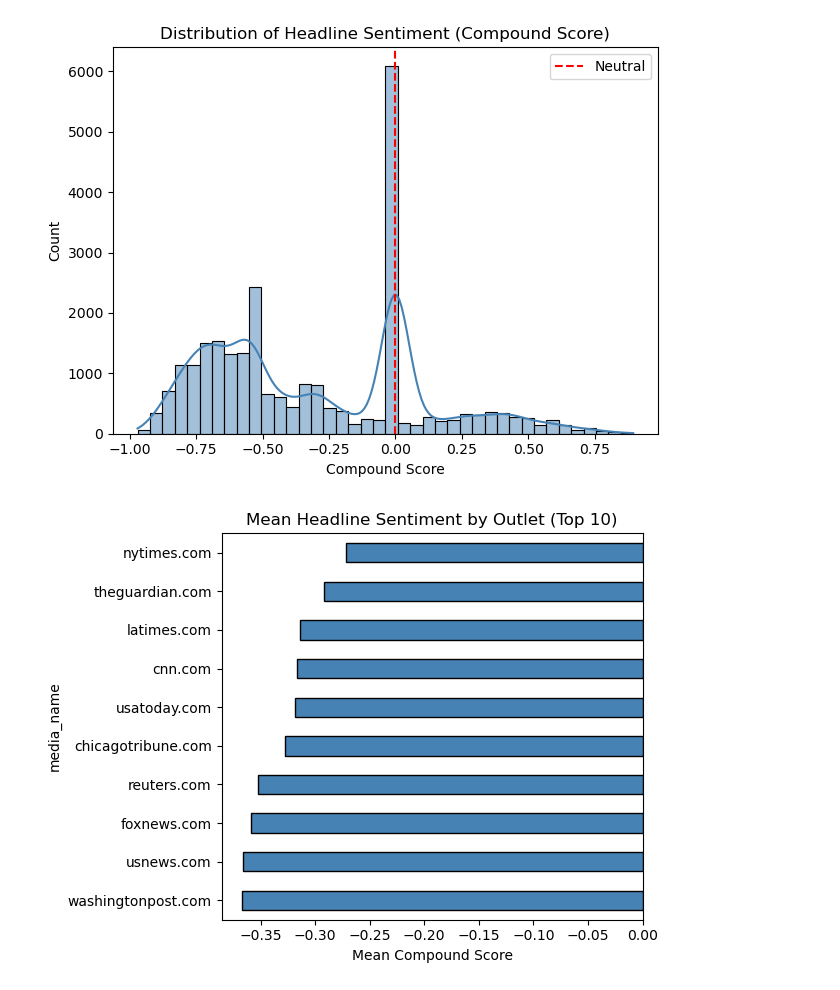
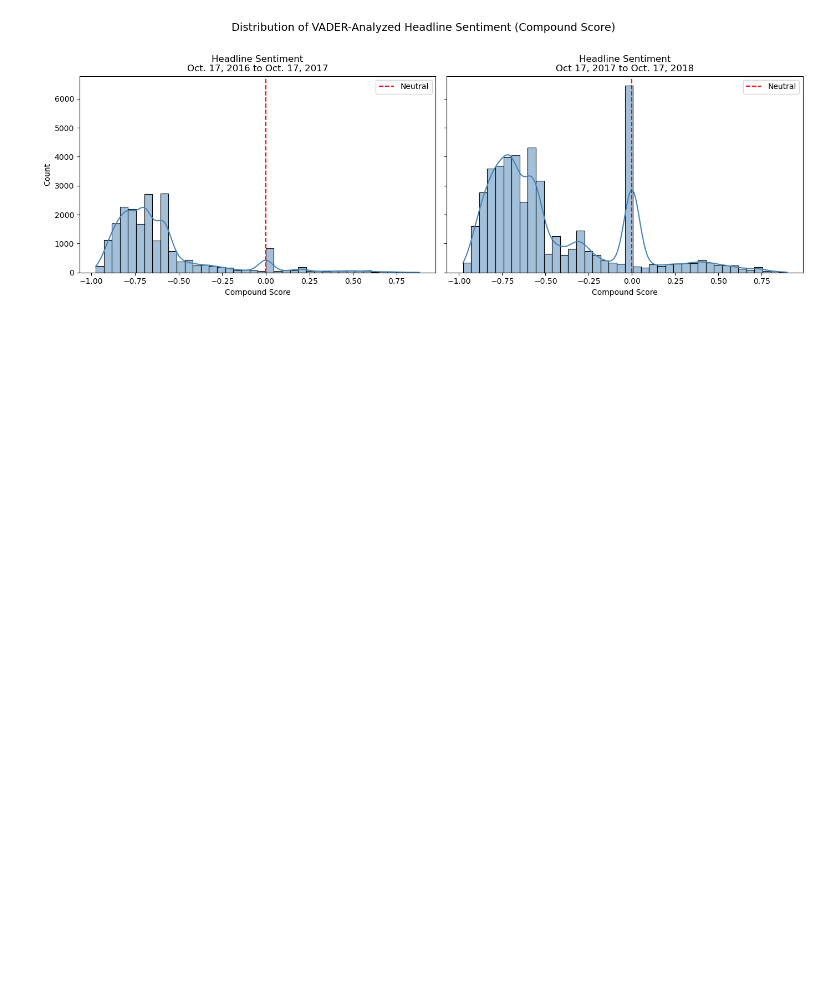
Before and after one commit to liasymer-cyber/LiaSFinalProject, a Jupyter notebook: code/02-WordAnalysisMeToo.ipynb, the cells around one changed output. Saved outputs shown, nothing was run; the diff lists cells and outputs as text; code cells hidden in the pictures; blank space fills up the shorter version.

```diff
--- a/code/02-WordAnalysisMeToo.ipynb
+++ b/code/02-WordAnalysisMeToo.ipynb
@@ -77,16 +92,15 @@ dictionaries = {
         'suspect', 'predator', 'abuser', 'offender'
     ],
     'survivor_focus': [
-        'survivor', 'victim', 'spoke out', 'came forward', 'alleged victim',
-        'accuser', 'complainant', 'testimony', 'rape'
+        'survivor', 'spoke out', 'came forward', 'alleged victim',
+        'accuser', 'complainant', 'testimony',
     ],
     'institutional_response': [
         'fired', 'resigned', 'suspended', 'investigation', 'lawsuit',
         'settlement', 'trial', 'verdict', 'sentence', 'acquitted'
     ],
     'metoo_movement': [
-        'metoo', 'me too', '#metoo', 'movement', 'reckoning',
-        'misconduct', 'harassment', 'assault'
+        'metoo', 'me too', '#metoo', 'movement', 'reckoning'
     ]
 }
 
@@ -118,51 +211,46 @@ dtype: float64
 sia = SentimentIntensityAnalyzer()
 
 # Extend lexicon with domain-relevant terms
 domain_lexicon = {
     'survivor': 1.0,    # slightly positive framing
     'brave': 2.0,
     'courageous': 2.0,
-    'alleged': -1.0,    # casts doubt
+    'alleged': -1.0,    # c asts doubt
     'acquitted': 0.3,
     'strong': 1.0,
     'believe': 0.5,
     'reckoning': 1.0,
     'rallying': 1.5,
     'silence breaker': 2.0,
     'silence breakers': 2.0,
+    'powerful': 2.0,
     'wins': 1.0,
     'victory': 1.5,
     'empower': 2
 }
 sia.lexicon.update(domain_lexicon)
 
 df['sentiment'] = df['title_clean'].apply(sia.polarity_scores)
 df['compound']  = df['sentiment'].apply(lambda x: x['compound'])
 df['positive']  = df['sentiment'].apply(lambda x: x['pos'])
 df['negative']  = df['sentiment'].apply(lambda x: x['neg'])
 df['neutral']   = df['sentiment'].apply(lambda x: x['neu'])
 
 # Distribution of compound scores
-sns.histplot(df['compound'], bins=40, kde=True, color='steelblue')
-plt.axvline(0, color='red', linestyle='--', label='Neutral')
-plt.title('Distribution of Headline Sentiment (Compound Score)')
-plt.xlabel('Compound Score')
-plt.legend()
+fig, axes = plt.subplots(1, 2, figsize=(14, 5), sharey=True)
+
+for ax, subset, label in zip(axes,
+                              [df_before, df_after],
+                              ['Oct. 17, 2016 to Oct. 17, 2017', 'Oct 17, 2017 to Oct. 17, 2018']):
+    sns.histplot(subset['compound'], bins=40, kde=True, color='steelblue', ax=ax)
+    ax.axvline(0, color='red', linestyle='--', label='Neutral')
+    ax.set_title(f'Headline Sentiment\n{label}')
+    ax.set_xlabel('Compound Score')
+    ax.legend()
+
+plt.suptitle('Distribution of VADER-Analyzed Headline Sentiment (Compound Score)', fontsize=14, y=1.02)
 plt.tight_layout()
+plt.savefig('/Users/liasymer/Desktop/QSS20/GitHub/FinalProj/LiaSFinalProject/output/sentiment_distribution.png', bbox_inches='tight')
 plt.show()
-
-# Sentiment by media outlet (top 10 outlets by volume)
-top_outlets = df['media_name'].value_counts().head(10).index
-outlet_sentiment = (df[df['media_name'].isin(top_outlets)]
-                    .groupby('media_name')['compound']
-                    .mean()
-                    .sort_values())
-
-outlet_sentiment.plot(kind='barh', color='steelblue', edgecolor='black')
-plt.title('Mean Headline Sentiment by Outlet (Top 10)')
-plt.xlabel('Mean Compound Score')
-plt.tight_layout()
-plt.show()
 # %% [output]
-[figure, old version]
+[figure, new version]
-[figure, removed]
```
Also changed, not shown: parts of 16 cells of this notebook, 21 other files.
